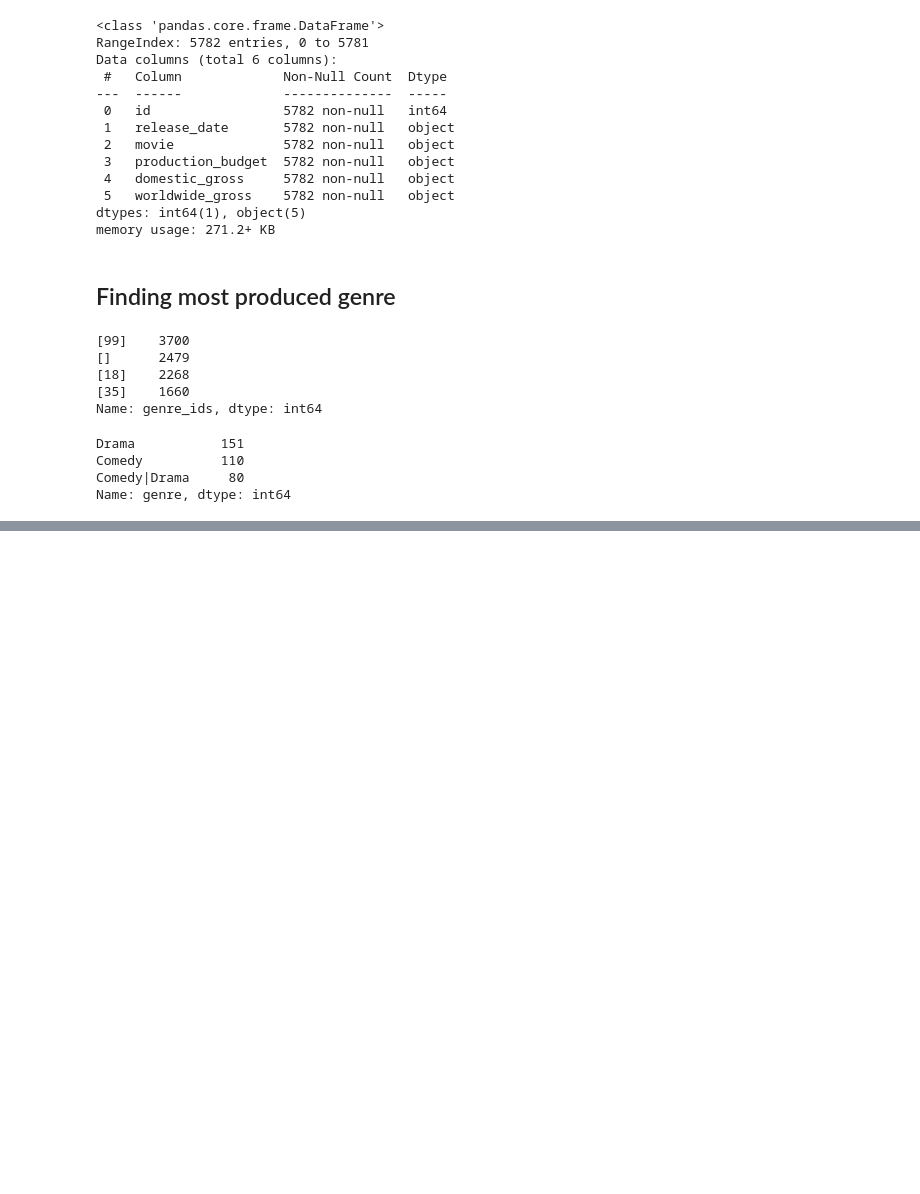
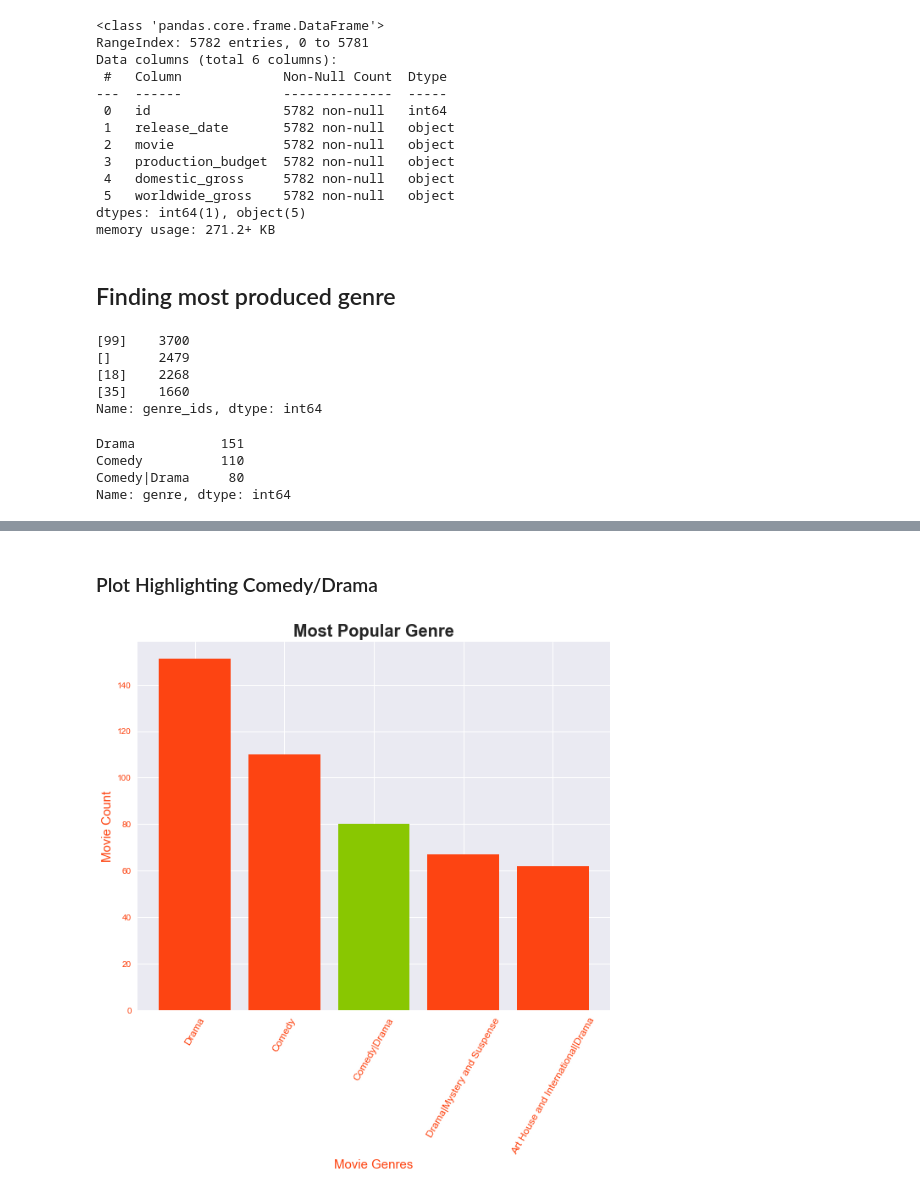
Before and after one commit to Azegele/dsc-phase-1-project, a Jupyter notebook: notebook.ipynb, the cells around one changed output, grey strips where cells are left out. Cells and saved outputs as stored; diff of their text form; code cells hidden in the pictures; blank space fills up the shorter version.

```diff
--- a/notebook.ipynb
+++ b/notebook.ipynb
@@ -217,0 +244,6 @@ rt_movie.iloc[10:20]
+# %% [markdown]
+### Plot Highlighting Comedy/Drama
+# %%
+make_bar_graph("#fd4412","#fd4412","#89c701","#fd4412","#fd4412")
+# %% [output]
+[figure, added]
```
Also changed, not shown: parts of 18 cells of this notebook, 3 other files.
